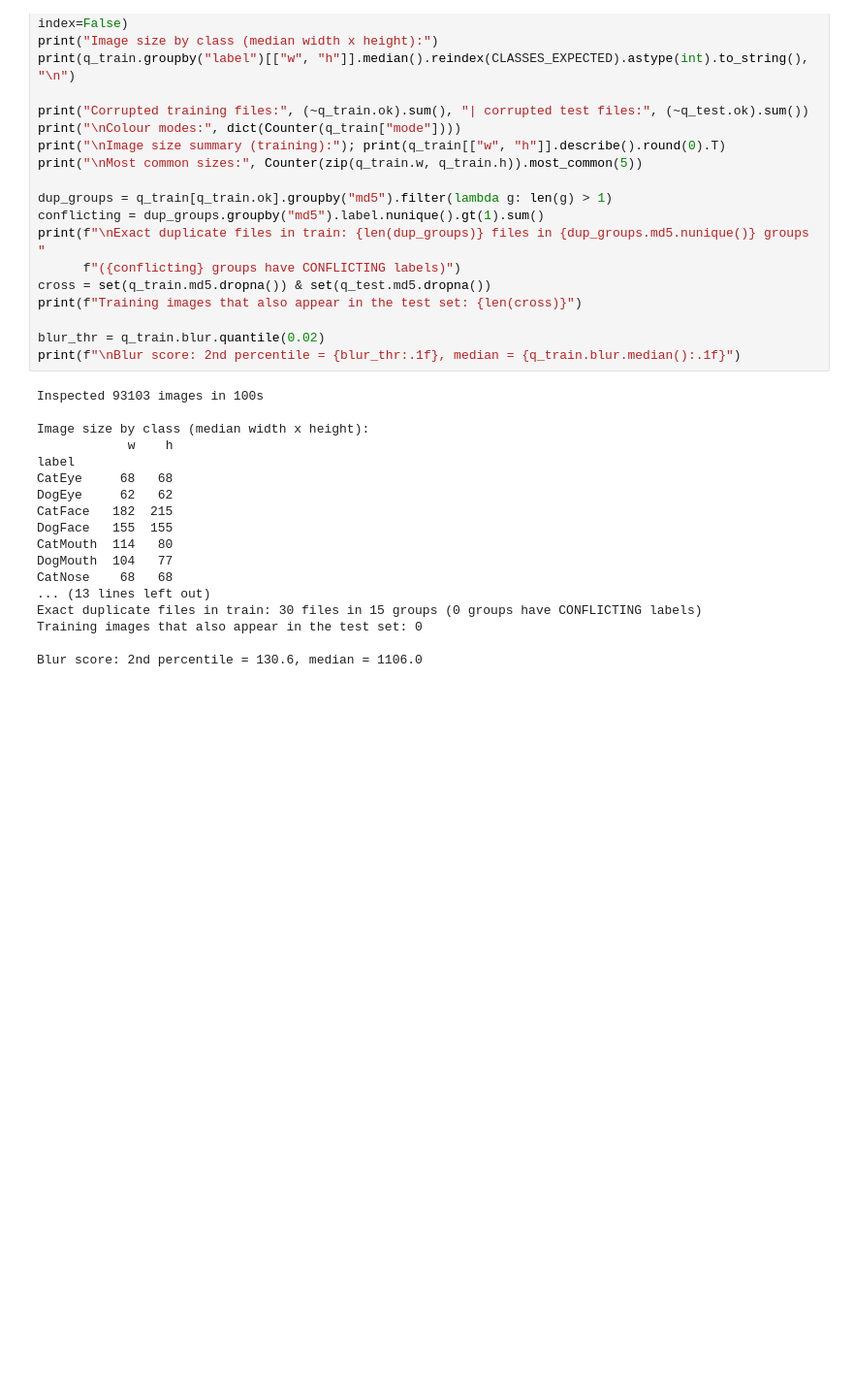
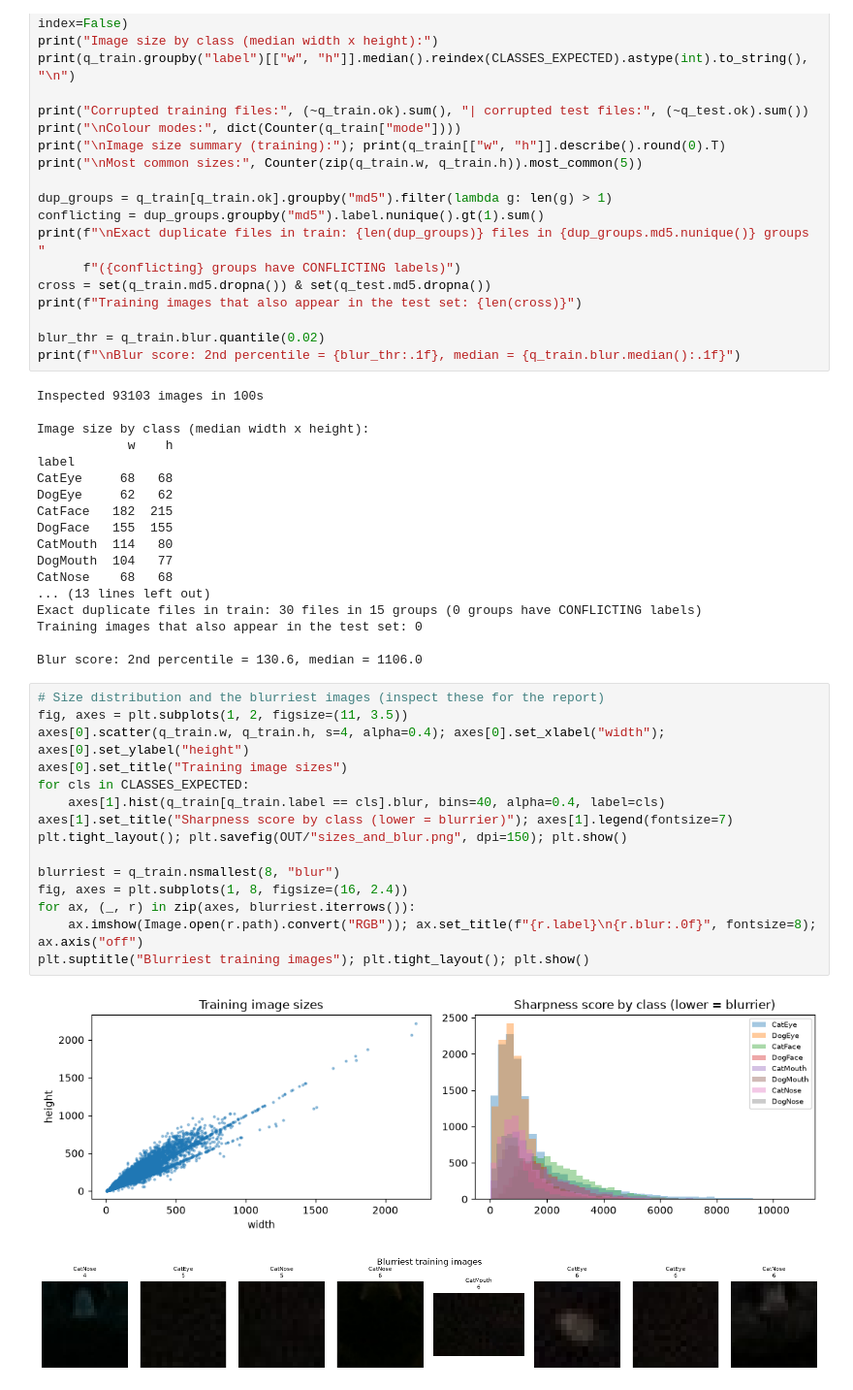
Before and after one commit to JydnMrsh/enge707-cat-dog-classification, a Jupyter notebook: KaggleComp_pipeline.ipynb, the cells around one changed output. Shown at 97% size. Saved outputs shown, nothing was run; the diff lists cells and outputs as text; blank space fills up the shorter version.

Commit message:
Update KaggleComp_pipeline.ipynb
Draw plots and graphs for image sizes and sharpness score

```diff
--- a/KaggleComp_pipeline.ipynb
+++ b/KaggleComp_pipeline.ipynb
@@ -279,3 +279,21 @@ Exact duplicate files in train: 30 files in 15 groups (0 groups have CONFLICTING
 Training images that also appear in the test set: 0
 
 Blur score: 2nd percentile = 130.6, median = 1106.0
+# %%
+# Size distribution and the blurriest images (inspect these for the report)
+fig, axes = plt.subplots(1, 2, figsize=(11, 3.5))
+axes[0].scatter(q_train.w, q_train.h, s=4, alpha=0.4); axes[0].set_xlabel("width"); axes[0].set_ylabel("height")
+axes[0].set_title("Training image sizes")
+for cls in CLASSES_EXPECTED:
+    axes[1].hist(q_train[q_train.label == cls].blur, bins=40, alpha=0.4, label=cls)
+axes[1].set_title("Sharpness score by class (lower = blurrier)"); axes[1].legend(fontsize=7)
+plt.tight_layout(); plt.savefig(OUT/"sizes_and_blur.png", dpi=150); plt.show()
+
+blurriest = q_train.nsmallest(8, "blur")
+fig, axes = plt.subplots(1, 8, figsize=(16, 2.4))
+for ax, (_, r) in zip(axes, blurriest.iterrows()):
+    ax.imshow(Image.open(r.path).convert("RGB")); ax.set_title(f"{r.label}\n{r.blur:.0f}", fontsize=8); ax.axis("off")
+plt.suptitle("Blurriest training images"); plt.tight_layout(); plt.show()
+# %% [output]
+[figure, added]
+[figure, added]
```
